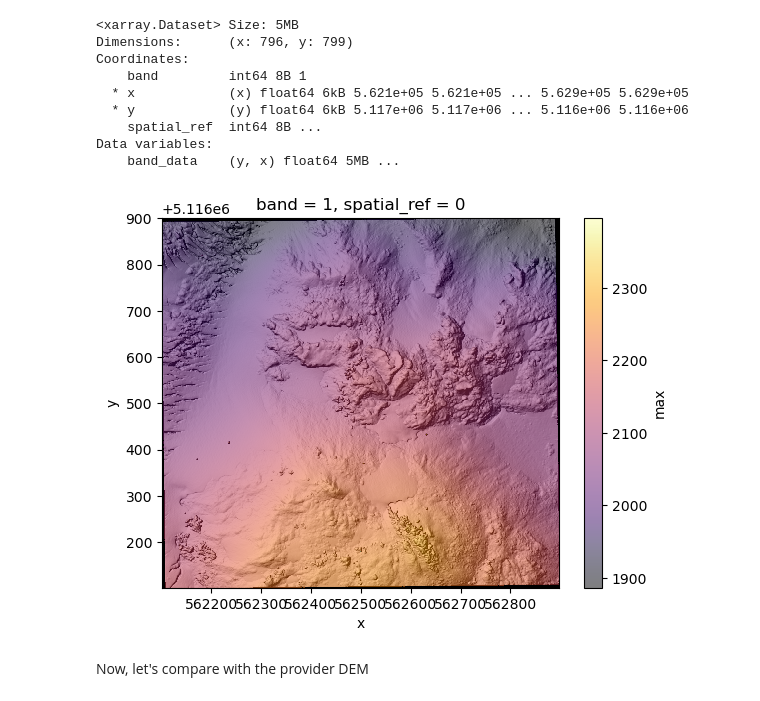
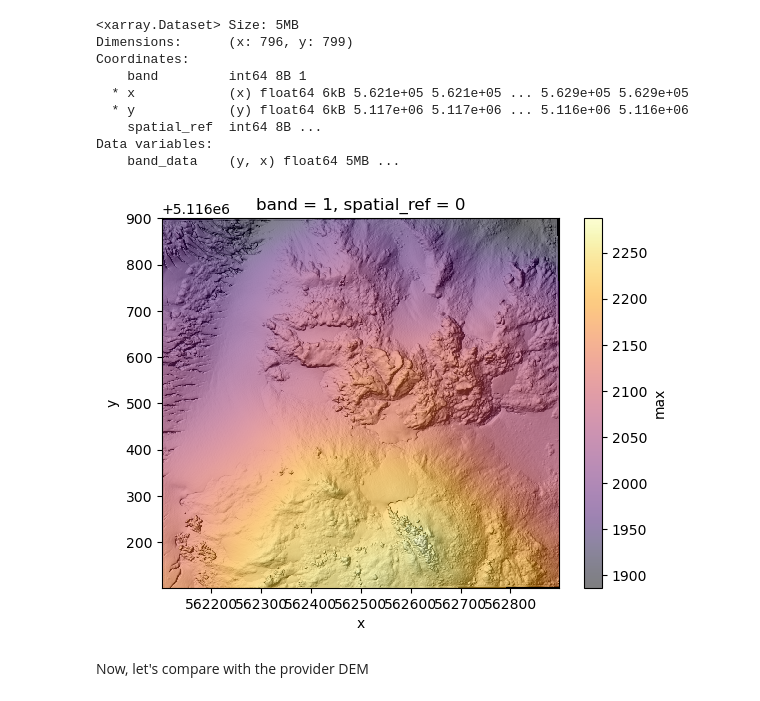
Before and after one commit to Jack-Hayes/Stereotypical_Helens, a Jupyter notebook: laz_dsm_pipeline.ipynb, the cells around one changed output. Drawn from its saved outputs; the diff is of its cells as text; code cells hidden in the pictures.

```diff
--- a/laz_dsm_pipeline.ipynb
+++ b/laz_dsm_pipeline.ipynb
@@ -205,5 +209,5 @@ import rioxarray as rxr
 import coincident
 import matplotlib.pyplot as plt
 # %%
-ds_custom_dtm = xr.open_dataset("/tmp/helens_output_dsm.tif").squeeze()
+ds_custom_dsm = xr.open_dataset("/tmp/helens_output_rh98_dsm.tif").squeeze()
 # %%
@@ -219,15 +223,15 @@ Coordinates:
 Data variables:
     band_data    (y, x) float64 5MB ...
 # %%
-ds_custom_dtm["hillshade"] = coincident.plot.gdaldem(
-    ds_custom_dtm.band_data, "hillshade"
+ds_custom_dsm["hillshade"] = coincident.plot.gdaldem(
+    ds_custom_dsm.band_data, "hillshade"
 )
 # %%
 f, ax = plt.subplots()
-ds_custom_dtm["hillshade"].squeeze().plot.imshow(cmap='gray', alpha=1, add_colorbar=False)
-ds_custom_dtm.band_data.squeeze().plot.imshow(cmap='inferno', alpha=0.5);
+ds_custom_dsm["hillshade"].squeeze().plot.imshow(cmap='gray', alpha=1, add_colorbar=False)
+ds_custom_dsm.band_data.squeeze().plot.imshow(cmap='inferno', alpha=0.5);
 # %% [output]
-[figure, old version]
+[figure, new version]
 # %% [markdown]
 Now, let's compare with the provider DEM
 # %%
```
Also changed, not shown: parts of 7 cells of this notebook, 2 other files.
